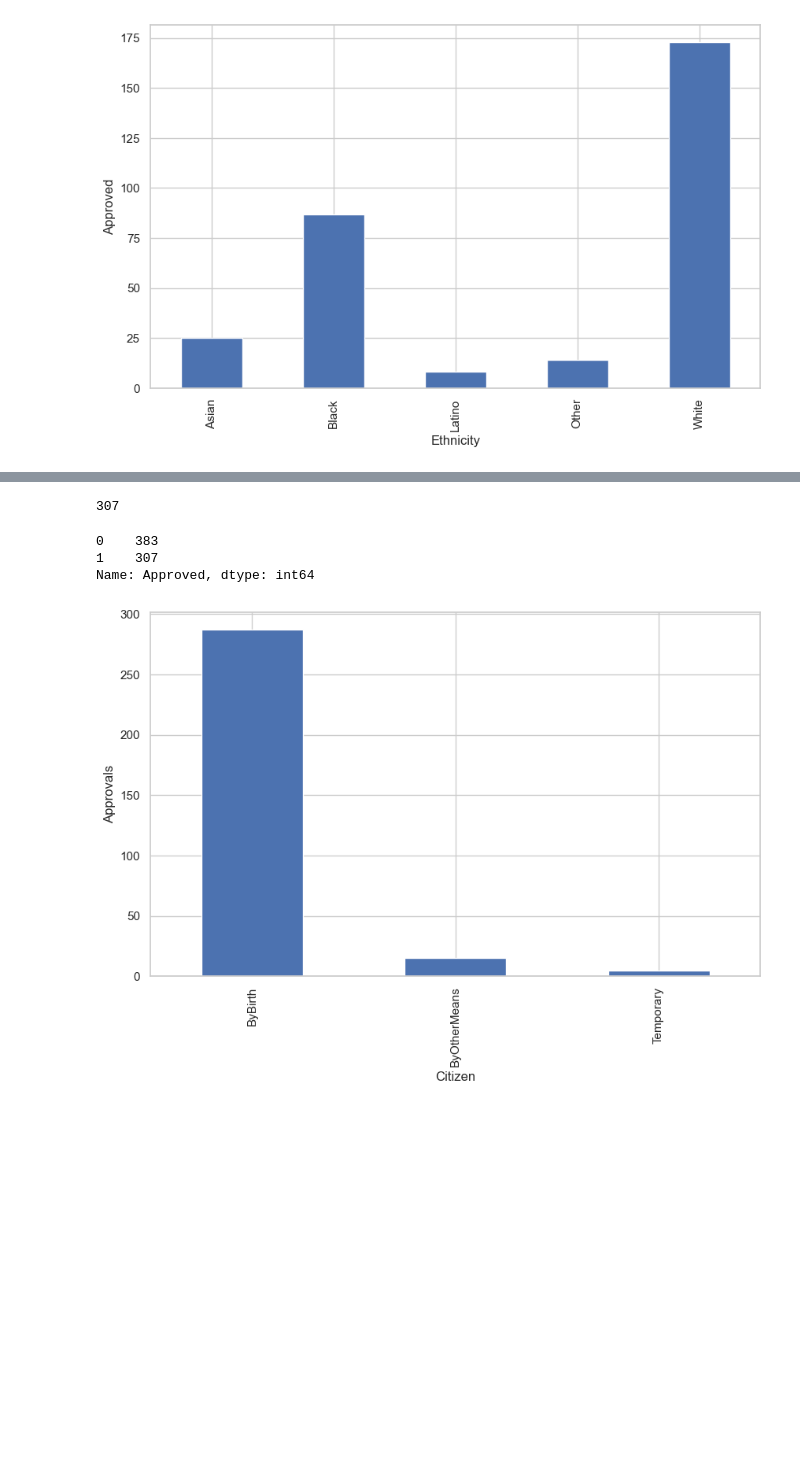
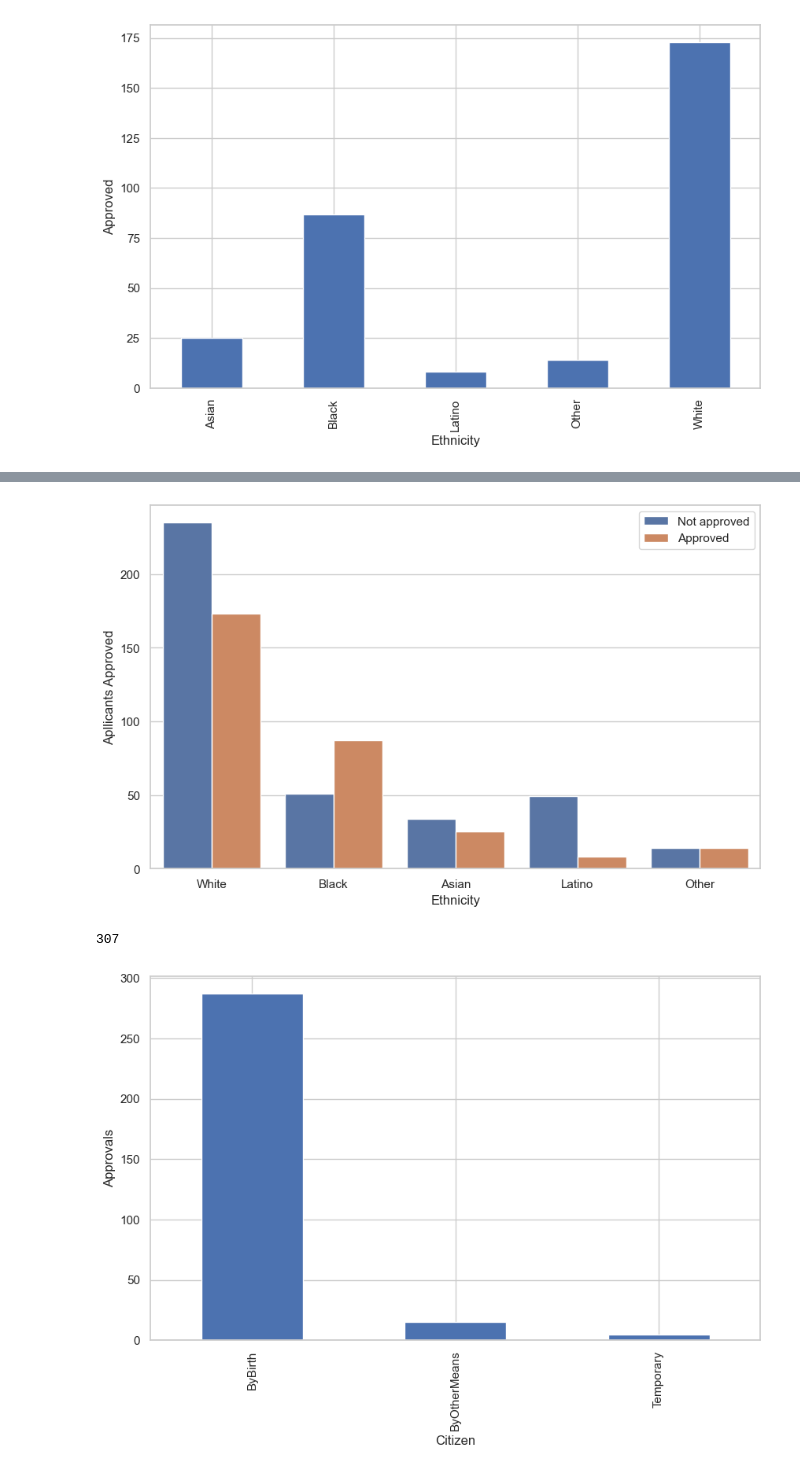
Before and after one commit to rcepedaraza/credit_card_story, a Jupyter notebook: notebook/Data Storytelling.ipynb, the cells around one changed output, grey strips where cells are left out. Saved outputs shown, nothing was run; the diff lists cells and outputs as text; code cells hidden in the pictures; blank space fills up the shorter version.

```diff
--- a/notebook/Data Storytelling.ipynb
+++ b/notebook/Data Storytelling.ipynb
@@ -205,13 +229,15 @@ plt.show()
+# %%
+fig, ax = plt.subplots(figsize=(10, 6))
+ax = sns.countplot(data=dataset, x="Ethnicity", hue="Approved")
+ax.set(ylabel="Apllicants Approved")
+plt.legend(labels=["Not approved", "Approved"])
+plt.show()
+# %% [output]
+[figure, added]
 # %%
 dataset.groupby(by=["Ethnicity"])["Approved"].sum().sum()
 # %% [output]
 307
-# %%
-dataset["Approved"].value_counts()
-# %% [output]
-0    383
-1    307
-Name: Approved, dtype: int64
 # %%
 fig, ax = plt.subplots(figsize=(10, 6))
 ax = dataset.groupby(by=["Citizen"])["Approved"].sum().plot(kind="bar")
```
Also changed, not shown: parts of 9 cells of this notebook.
